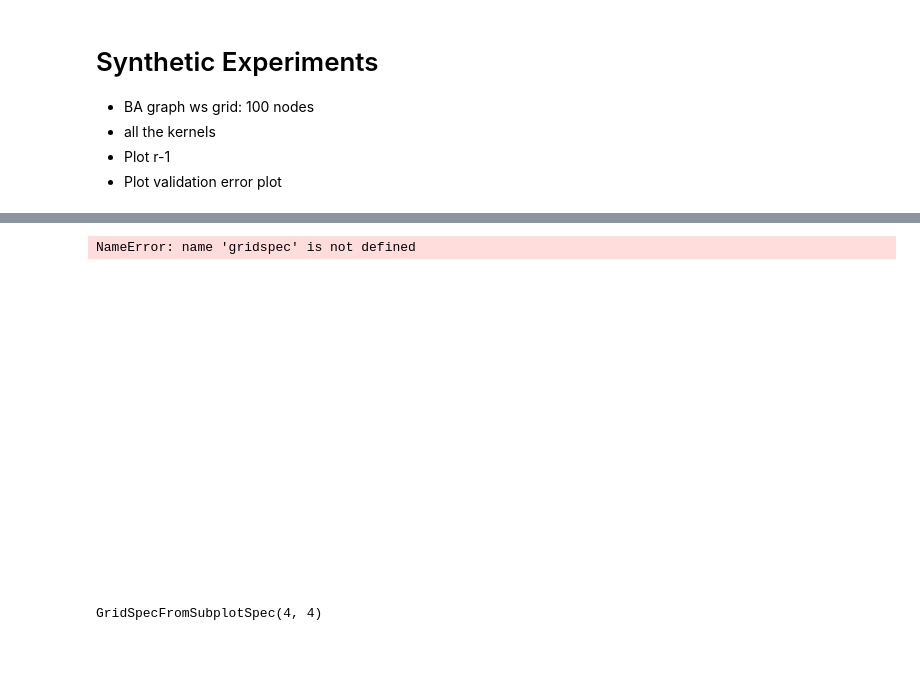
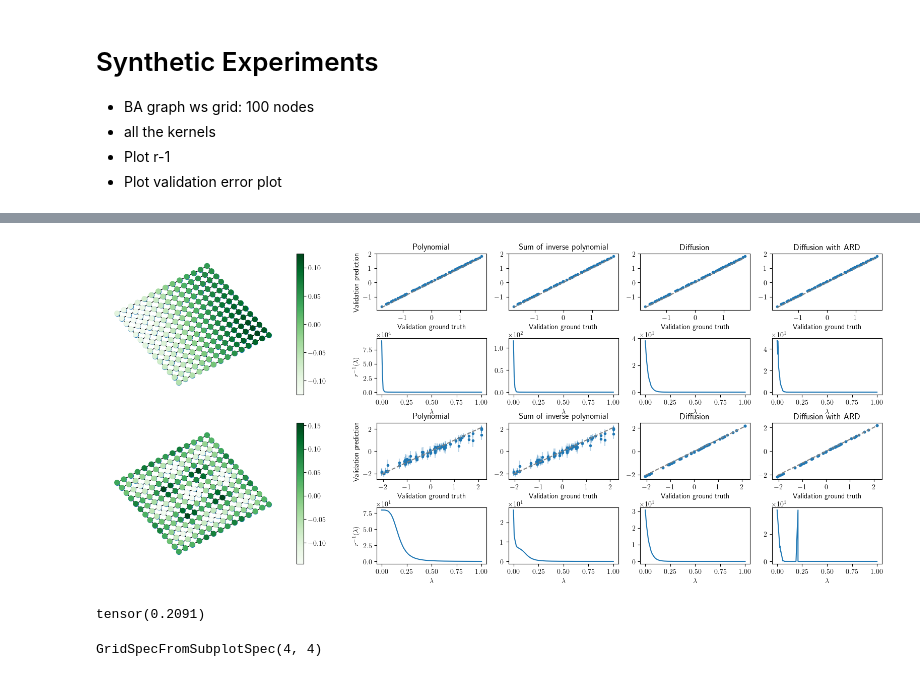
Before and after one commit to xingchenwan/bo-on-graph, a Jupyter notebook: notebooks/synthetic_experiment.ipynb, the cells around one changed output, grey strips where cells are left out. Drawn from its saved outputs; the diff is of its cells as text; code cells hidden in the pictures.

```diff
--- a/notebooks/synthetic_experiment.ipynb
+++ b/notebooks/synthetic_experiment.ipynb
@@ -39,8 +35,10 @@ ModuleNotFoundError: No module named 'botorch.sampling.normal'
 def plot_signal(ax_signal, base_problem, all_Y, pos, y_label="Smooth signal Grid graph"):
     g = base_problem.context_graph
     nodes = base_problem.context_graph.nodes()
-    nx.draw_networkx(base_problem.context_graph, pos, with_labels=False, ax = ax_signal)
-    nc = nx.draw_networkx_nodes(g, pos, nodelist=nodes, node_color=all_Y, node_size=100, cmap=plt.cm.jet, ax = ax_signal)
+    node_size=50
+    nx.draw_networkx(base_problem.context_graph, pos, with_labels=False, ax = ax_signal, node_size=node_size)
+    #nc = nx.draw_networkx_nodes(g, pos, nodelist=nodes, node_color=all_Y, node_size=100, cmap=plt.cm.jet, ax = ax_signal)
+    nc = nx.draw_networkx_nodes(g, pos, nodelist=nodes, node_color=all_Y, node_size=node_size, cmap=mpl.colormaps['Greens'], ax = ax_signal)
     plt.colorbar(nc, ax=ax_signal)
     ax_signal.set_axis_off()
     ax_signal.set_ylabel(y_label)
@@ -206,4 +204,6 @@ NameError: name 'base_model' is not defined
 # %%
+plt.rcParams['text.usetex'] = True
+
 fig = plt.figure(figsize=(20, 8), layout='constrained')
 grid = plt.GridSpec(2, 3, hspace=0., wspace=0.2)
 
@@ -252,13 +252,17 @@ model4,_ ,_ = output_model("diffusion_ard", X_train, Y_train, base_problem)
 plot_validation(kernel11v_ax, model1, X_test, Y_test, title="Polynomial")
 kernel11v_ax.set_ylabel("Validation prediction")
 plot_rinverse(kernel11r_ax, model1)
-kernel11r_ax.set_ylabel("r-1(lambda)")
+kernel11r_ax.set_ylabel(r'$r^{-1}(\lambda)$')
+kernel11r_ax.set_xlabel(r'$\lambda$')
 plot_validation(kernel12v_ax, model2, X_test, Y_test, title="Sum of inverse polynomial")
 plot_rinverse(kernel12r_ax, model2)
+kernel12r_ax.set_xlabel(r'$\lambda$')
 plot_validation(kernel13v_ax, model3, X_test, Y_test, title="Diffusion")
 plot_rinverse(kernel13r_ax, model3)
+kernel13r_ax.set_xlabel(r'$\lambda$')
 plot_validation(kernel14v_ax, model4, X_test, Y_test, title="Diffusion with ARD")
 plot_rinverse(kernel14r_ax, model4)
+kernel14r_ax.set_xlabel(r'$\lambda$')
 
 ## Rough signal
 all_X, all_Y, X_train, Y_train, X_test, Y_test, X_best = get_signal(base_model, j=30)
@@ -272,41 +276,47 @@ model4,_ ,_ = output_model("diffusion_ard", X_train, Y_train, base_problem)
 plot_validation(kernel21v_ax, model1, X_test, Y_test, title="Polynomial")
 kernel21v_ax.set_ylabel("Validation prediction")
 plot_rinverse(kernel21r_ax, model1)
-kernel21r_ax.set_ylabel("r-1(lambda)")
+kernel21r_ax.set_ylabel(r'$r^{-1}(\lambda)$')
+kernel21r_ax.set_xlabel(r'$\lambda$')
 plot_validation(kernel22v_ax, model2, X_test, Y_test, title="Sum of inverse polynomial")
 plot_rinverse(kernel22r_ax, model2)
+kernel22r_ax.set_xlabel(r'$\lambda$')
 plot_validation(kernel23v_ax, model3, X_test, Y_test, title="Diffusion")
 plot_rinverse(kernel23r_ax, model3)
+kernel23r_ax.set_xlabel(r'$\lambda$')
 plot_validation(kernel24v_ax, model4, X_test, Y_test, title="Diffusion with ARD")
 plot_rinverse(kernel24r_ax, model4)
-
+kernel24r_ax.set_xlabel(r'$\lambda$')
 
 fig.add_subplot(signal1_ax)
 fig.add_subplot(signal2_ax)
 
 fig.add_subplot(kernel11v_ax)
 fig.add_subplot(kernel12v_ax)
 fig.add_subplot(kernel13v_ax)
 fig.add_subplot(kernel14v_ax)
 fig.add_subplot(kernel11r_ax)
 fig.add_subplot(kernel12r_ax)
 fig.add_subplot(kernel13r_ax)
 fig.add_subplot(kernel14r_ax)
 
 
 fig.add_subplot(kernel21v_ax)
 fig.add_subplot(kernel22v_ax)
 fig.add_subplot(kernel23v_ax)
 fig.add_subplot(kernel24v_ax)
 fig.add_subplot(kernel21r_ax)
 fig.add_subplot(kernel22r_ax)
 fig.add_subplot(kernel23r_ax)
 fig.add_subplot(kernel24r_ax)
 
 plt.savefig("synthetic_grid.pdf", bbox_inches='tight')
 # %% [output]
-NameError: name 'gridspec' is not defined
-[figure, old version]
+[figure, new version]
+# %%
+model4.covar_module.base_kernel.eigenvalues[30]
+# %% [output]
+tensor(0.2091)
 # %%
 inner_kernel
 # %% [output]
```
Also changed, not shown: parts of 4 cells of this notebook, 1 other file.
